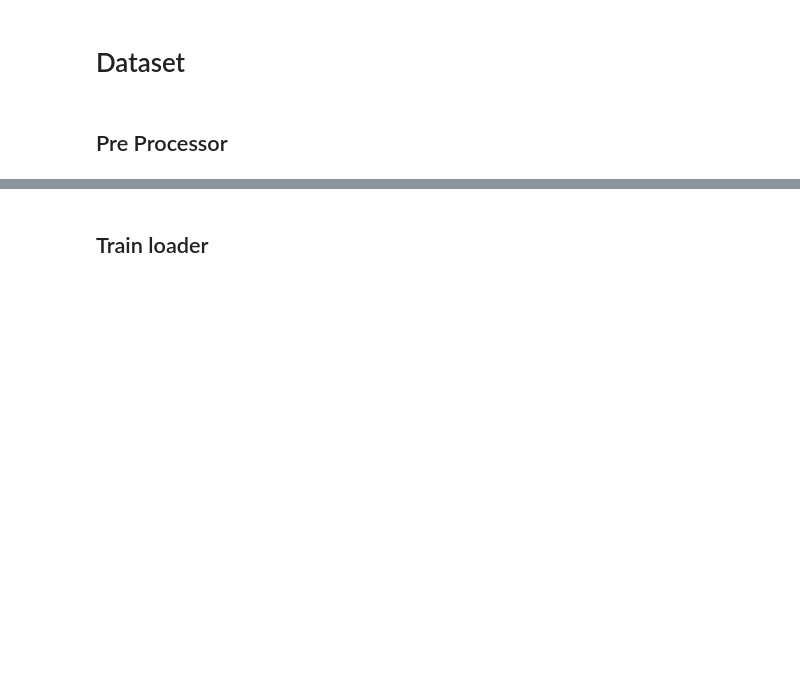
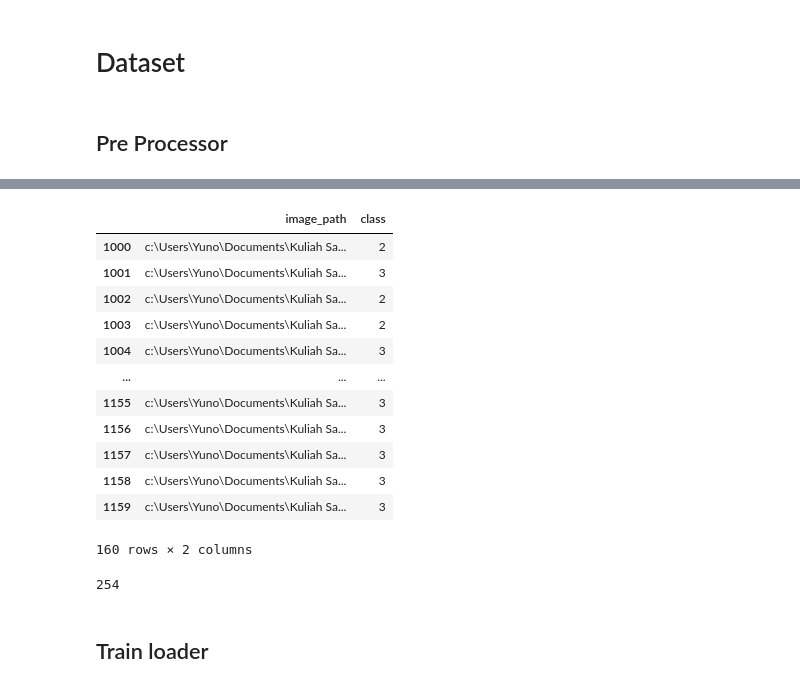
Before and after one commit to hafizh-ender/XDL_Collitis, a Jupyter notebook: test.ipynb, the cells around one changed output, grey strips where cells are left out. Drawn from its saved outputs; the diff is of its cells as text; code cells hidden in the pictures; blank space fills up the shorter version.

```diff
--- a/test.ipynb
+++ b/test.ipynb
@@ -56,3 +73,23 @@ val_transform = preprocess(target_input_size=target_input_size) # only rescaling
+# %%
+test_train_filenames_df.iloc[1000:]
+# %% [output]
+|  | image_path | class |
+| 1000 | c:\Users\Yuno\Documents\Kuliah Sa... | 2 |
+| 1001 | c:\Users\Yuno\Documents\Kuliah Sa... | 3 |
+| 1002 | c:\Users\Yuno\Documents\Kuliah Sa... | 2 |
+| 1003 | c:\Users\Yuno\Documents\Kuliah Sa... | 2 |
+| 1004 | c:\Users\Yuno\Documents\Kuliah Sa... | 3 |
+| ... | ... | ... |
+| 1155 | c:\Users\Yuno\Documents\Kuliah Sa... | 3 |
+| 1156 | c:\Users\Yuno\Documents\Kuliah Sa... | 3 |
+| 1157 | c:\Users\Yuno\Documents\Kuliah Sa... | 3 |
+| 1158 | c:\Users\Yuno\Documents\Kuliah Sa... | 3 |
+| 1159 | c:\Users\Yuno\Documents\Kuliah Sa... | 3 |
+160 rows × 2 columns
+# %%
+len(test_train_filenames_df[test_train_filenames_df['class'] == '1'])
+# %% [output]
+254
 # %% [markdown]
 ## Train loader
 # %%
```
Also changed, not shown: parts of 3 cells of this notebook.
